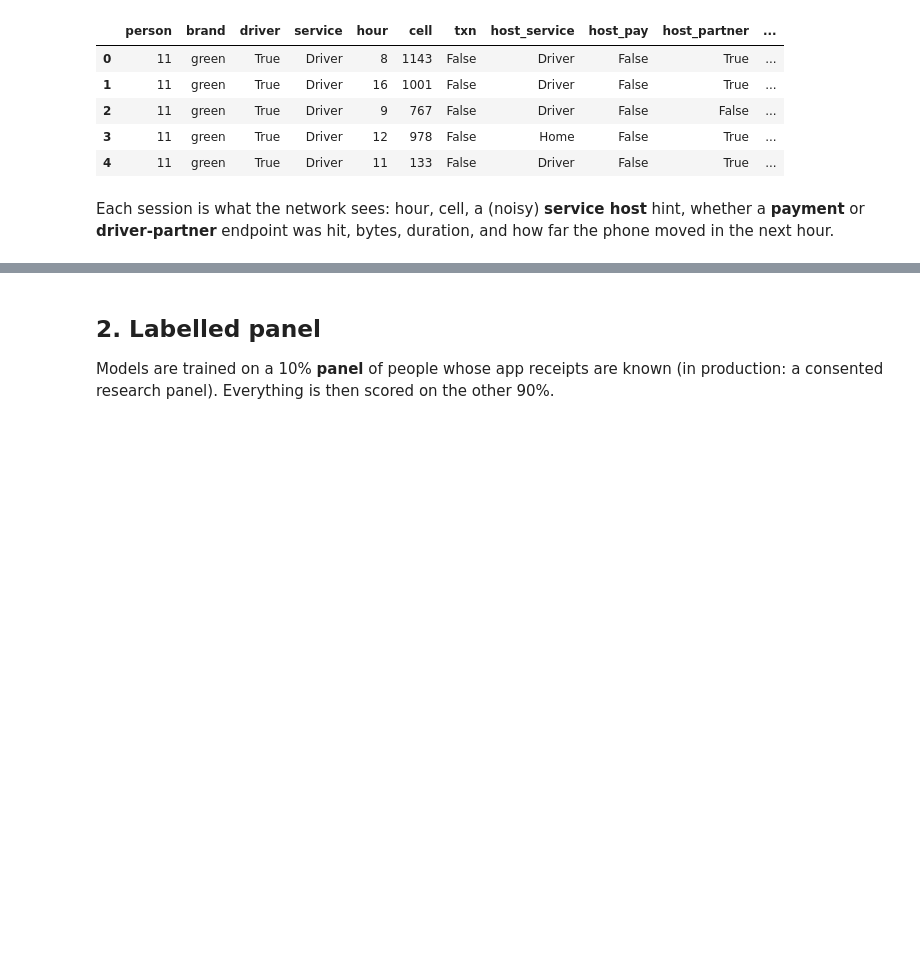
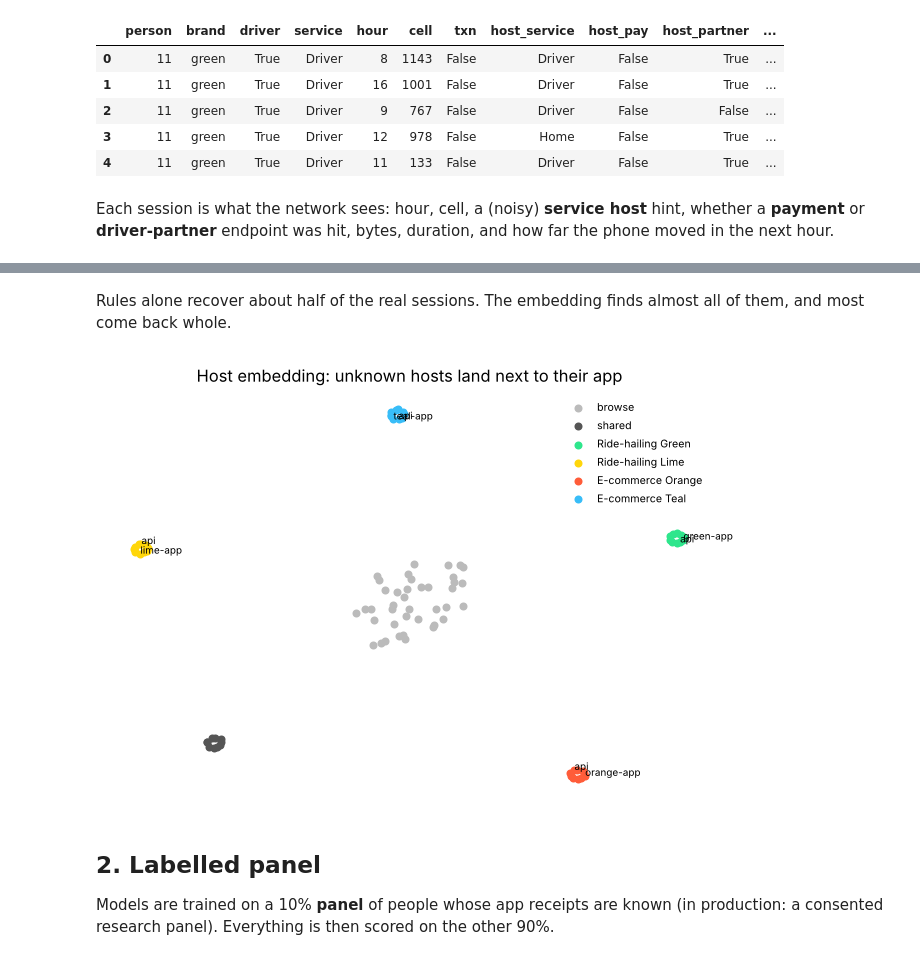
Before and after one commit to dhaneswaramandrasa/omni-market-intelligence, a Jupyter notebook: notebooks/omni_market_intelligence.ipynb, the cells around one changed output, grey strips where cells are left out. Saved outputs shown, nothing was run; the diff lists cells and outputs as text; code cells hidden in the pictures; blank space fills up the shorter version.

```diff
--- a/notebooks/omni_market_intelligence.ipynb
+++ b/notebooks/omni_market_intelligence.ipynb
@@ -39,0 +47,6 @@ Each session is what the network sees: hour, cell, a (noisy) **service host** hi
+# %%
+from omni import sessionize as z
+catalog = z.host_catalog(BRANDS)
+events, ev_sessions = z.raw_events(sessions, catalog, n_people=8000)
+print(f'{len(events):,} host events from {events.person.nunique():,} people · {events.host.nunique()} distinct hosts')
+events.head(8)
@@ -39,0 +64,10 @@ Each session is what the network sees: hour, cell, a (noisy) **service host** hi
+# %%
+rules, emb, w2v_hosts, sims = z.attribute_hosts(events, catalog)
+hidden = {h: b for b, c in catalog.items() for h in c['hidden']}
+print(f"hidden hosts attributed correctly: {sum(emb.get(h) == b for h, b in hidden.items())}/{len(hidden)}")
+print(f"shared hosts wrongly given to one app: {sum(h in emb for h in z.SHARED)}/{len(z.SHARED)}")
+sess_eval = {}
+for name, table in [('rules', rules), ('embedding', emb)]:
+    pred, app = z.sessionize(events, table)
+    sess_eval[name] = z.evaluate(events, pred, app)
+pd.DataFrame(sess_eval).round(3)
@@ -40,3 +83,23 @@ Each session is what the network sees: hour, cell, a (noisy) **service host** hi
+# %% [markdown]
+Rules alone recover about half of the real sessions. The embedding finds almost all of them, and most come back whole.
+# %%
+from sklearn.decomposition import PCA
+hosts = [h for h in w2v_hosts.wv.index_to_key]
+from sklearn.manifold import TSNE
+xy = TSNE(2, perplexity=12, random_state=7, init='pca').fit_transform(w2v_hosts.wv[hosts])
+kind = ['shared' if h in z.SHARED else 'browse' if h in z.BROWSE else emb.get(h, '?') for h in hosts]
+known = {h for c in catalog.values() for h in c['known']}
+fig, ax = plt.subplots(figsize=(6, 4.2))
+for k in ['browse', 'shared'] + list(BRANDS):
+    sel = np.array(kind) == k
+    c = np.array(BRANDS[k]['color']) / 255 if k in BRANDS else ('#bbb' if k == 'browse' else '#555')
+    ax.scatter(*xy[sel].T, s=18, color=c, label=BRANDS[k]['name'] if k in BRANDS else k)
+for i, h in enumerate(hosts):
+    if h in known: ax.annotate(h.split('.')[0] if h.startswith('api') else h.split('.')[0], xy[i], fontsize=6.5)
+ax.set_axis_off(); ax.legend(frameon=False, fontsize=7, loc='best'); ax.set_title('Host embedding: unknown hosts land next to their app')
+plt.tight_layout(); plt.savefig('../docs/host-embedding.png'); plt.show()
+# %% [output]
+[figure, added]
 # %% [markdown]
 ## 2. Labelled panel
 Models are trained on a 10% **panel** of people whose app receipts are known (in production: a consented research panel). Everything is then scored on the other 90%.
```
Also changed, not shown: parts of 5 cells of this notebook, 12 other files.
